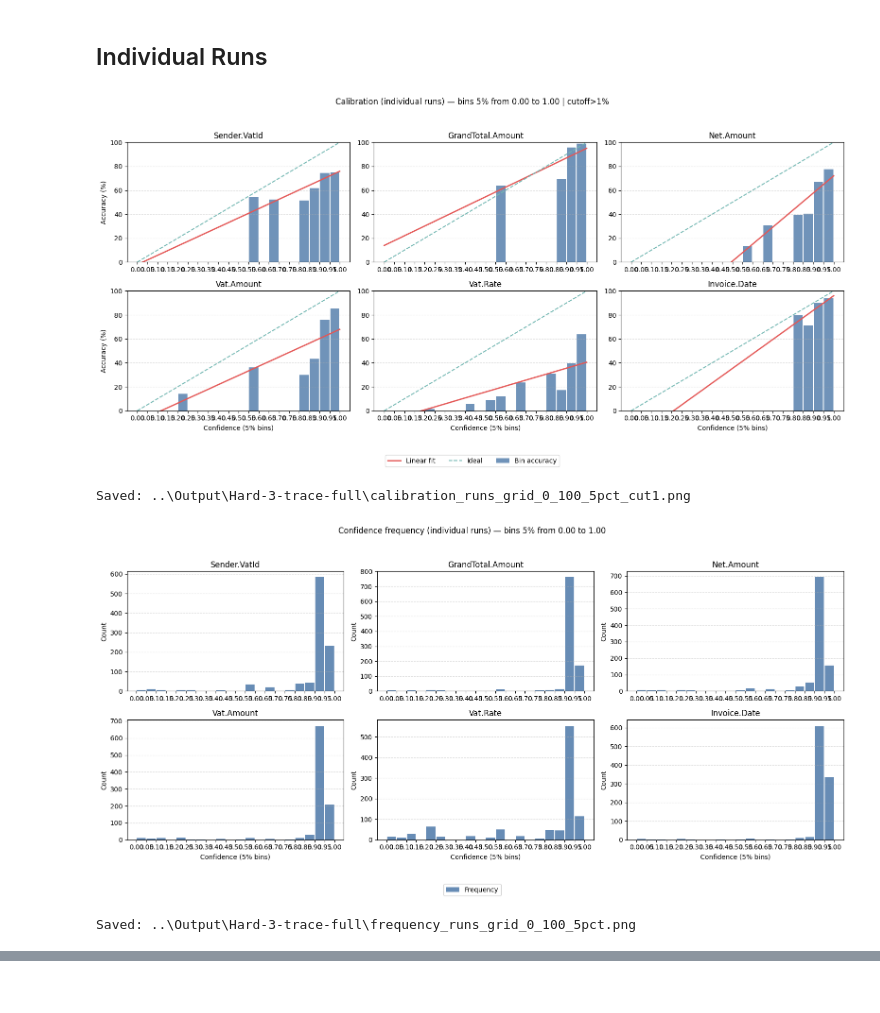
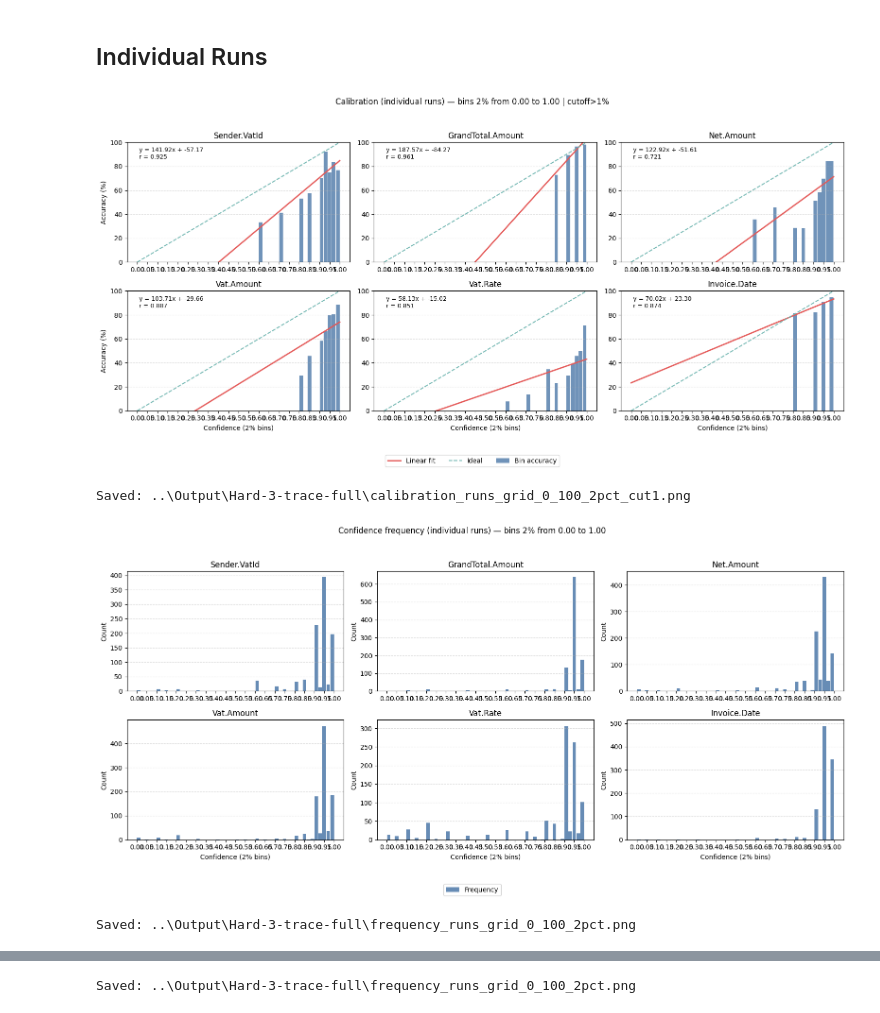
Before and after one commit to blumatix/bludelta-confidence-scores, a Jupyter notebook: Code/LLM-as-a-judge - Standard.ipynb, the cells around one changed output, grey strips where cells are left out. Saved outputs shown, nothing was run; the diff lists cells and outputs as text; code cells hidden in the pictures.

Commit message:
Further optimized plotting

```diff
--- a/Code/LLM-as-a-judge - Standard.ipynb
+++ b/Code/LLM-as-a-judge - Standard.ipynb
@@ -1217,14 +1159,15 @@ def plot_confidence_frequency_for_individual_runs(run_dir: str | Path, min_conf:
 # %%
 # 80–100% in 2% bins
 FOLDER_TO_VISUALIZE = "Hard-3-trace-full"
 MIN_CONF = 0.0
 MAX_CONF = 1.0
 BIN_WIDTH = 0.02
 MIN_BIN_PCT = 0.01
-plot_calibration_for_individual_runs(f"../Output/{FOLDER_TO_VISUALIZE}", min_conf=MIN_CONF, max_conf=MAX_CONF, bin_width=BIN_WIDTH, min_bin_pct=MIN_BIN_PCT)
-plot_confidence_frequency_for_individual_runs(f"../Output/{FOLDER_TO_VISUALIZE}", min_conf=MIN_CONF, max_conf=MAX_CONF, bin_width=BIN_WIDTH)
+
+plot_calibration(f"../Output/{FOLDER_TO_VISUALIZE}", mode="runs",  min_conf=MIN_CONF, max_conf=MAX_CONF, bin_width=BIN_WIDTH, min_bin_pct=MIN_BIN_PCT)
+plot_confidence_frequency(f"../Output/{FOLDER_TO_VISUALIZE}", mode="runs", min_conf=MIN_CONF, max_conf=MAX_CONF, bin_width=BIN_WIDTH)
 # %% [output]
-[figure, old version]
+[figure, new version]
-Saved: ..\Output\Hard-3-trace-full\calibration_runs_grid_0_100_5pct_cut1.png
+Saved: ..\Output\Hard-3-trace-full\calibration_runs_grid_0_100_2pct_cut1.png
-[figure, old version]
+[figure, new version]
-Saved: ..\Output\Hard-3-trace-full\frequency_runs_grid_0_100_5pct.png
+Saved: ..\Output\Hard-3-trace-full\frequency_runs_grid_0_100_2pct.png
@@ -1231 +1175,2 @@ Saved: ..\Output\Hard-3-trace-full\frequency_runs_grid_0_100_5pct.png
+Saved: ..\Output\Hard-3-trace-full\frequency_runs_grid_0_100_2pct.png
 # %%
```
Also changed, not shown: parts of 5 cells of this notebook.
